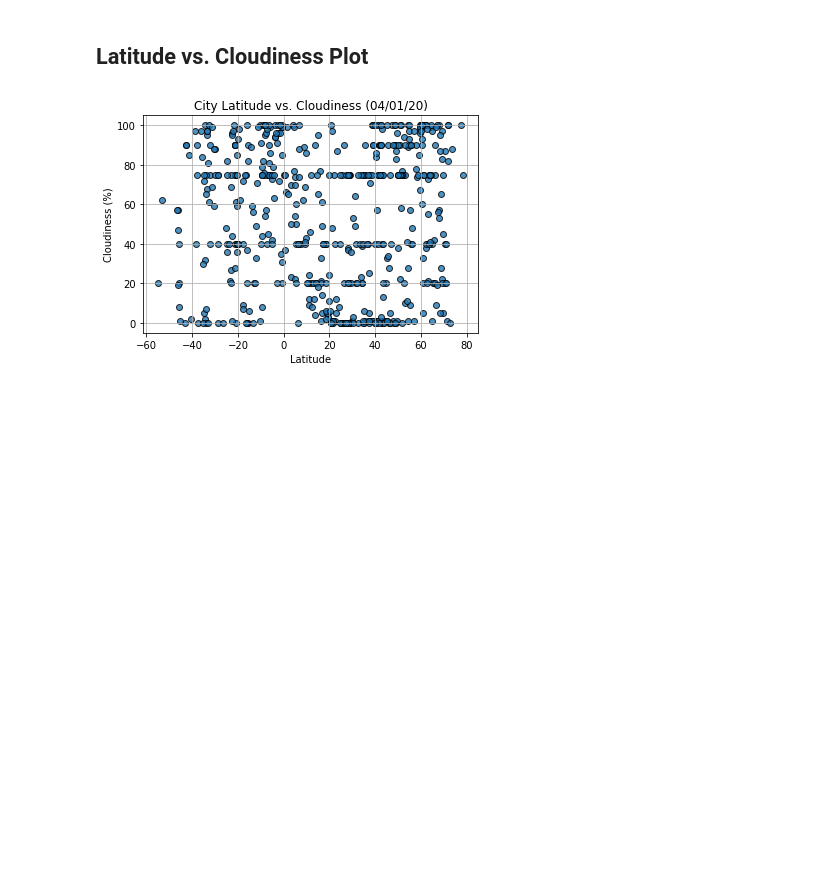
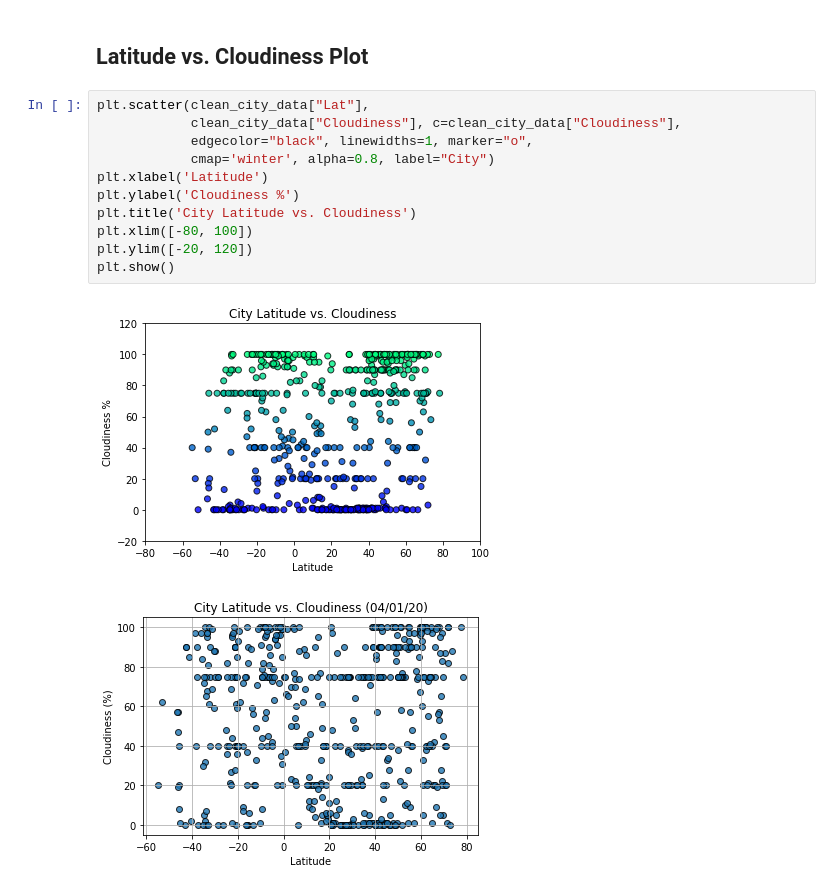
Before and after one commit to SandyGoodell/python-api-challenge, a Jupyter notebook: WeatherPy/WeatherPy.ipynb, the cells around one changed output. Saved outputs shown, nothing was run; the diff lists cells and outputs as text; blank space fills up the shorter version.

```diff
--- a/WeatherPy/WeatherPy.ipynb
+++ b/WeatherPy/WeatherPy.ipynb
@@ -272,6 +272,19 @@ plt.show()
 [figure]
 # %% [markdown]
 ## Latitude vs. Cloudiness Plot
+# %%
+plt.scatter(clean_city_data["Lat"],
+            clean_city_data["Cloudiness"], c=clean_city_data["Cloudiness"],
+            edgecolor="black", linewidths=1, marker="o",
+            cmap='winter', alpha=0.8, label="City")
+plt.xlabel('Latitude')
+plt.ylabel('Cloudiness %')
+plt.title('City Latitude vs. Cloudiness')
+plt.xlim([-80, 100])
+plt.ylim([-20, 120])
+plt.show()
+# %% [output]
+[figure, added]
 # %%
 # %% [output]
 [figure]
```
Also changed, not shown: parts of 5 cells of this notebook.
